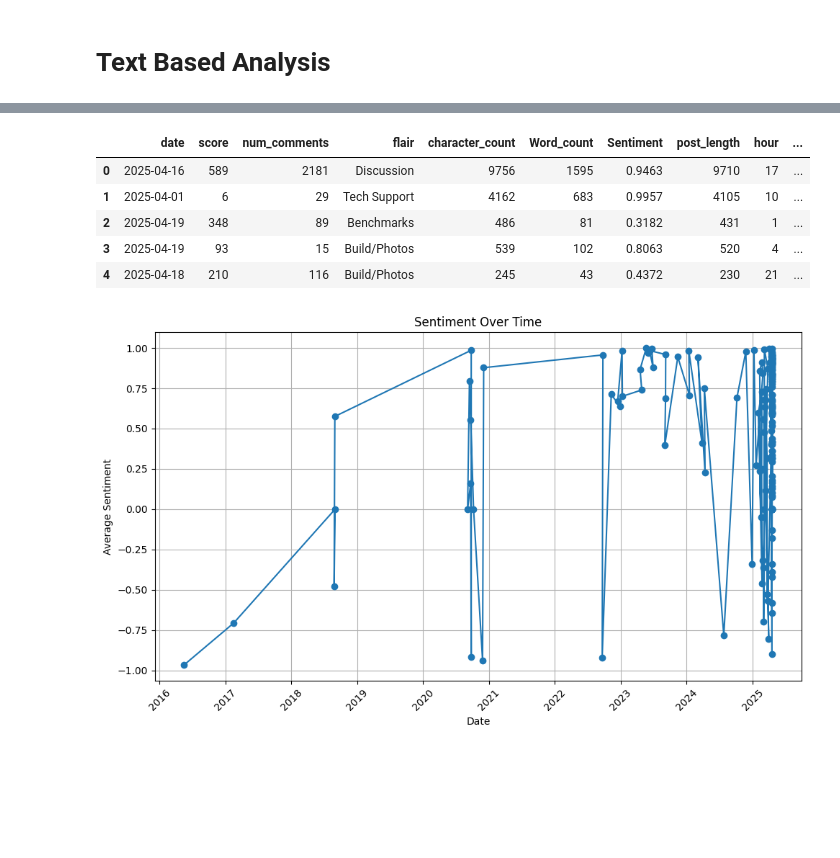
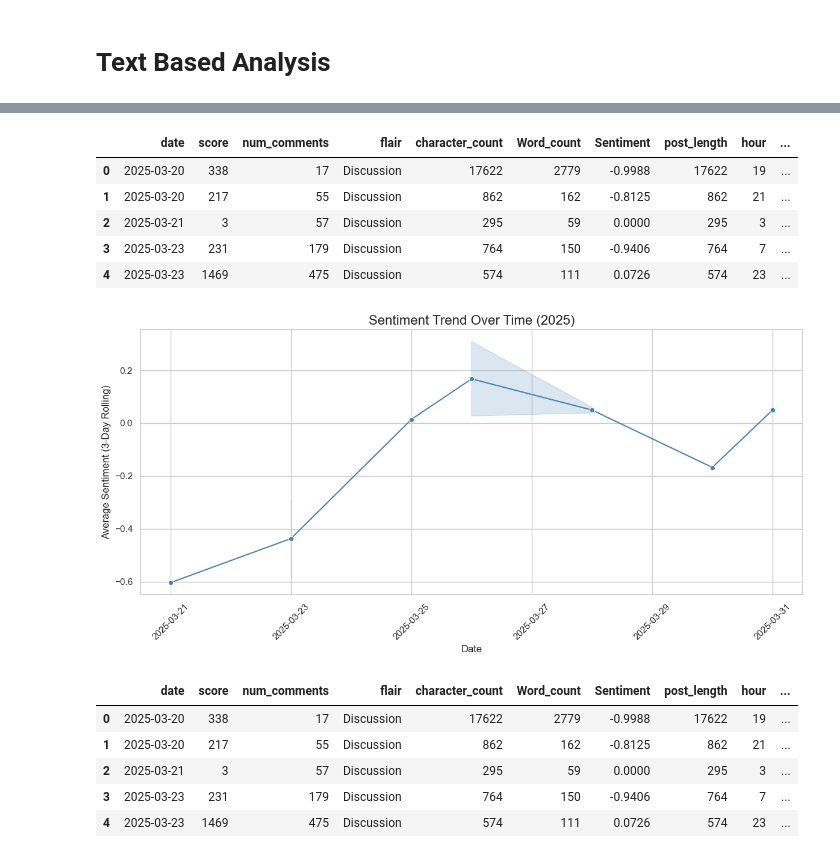
Before and after one commit to bibidhSubedi0/Sentiment-Analysis, a Jupyter notebook: src/EDA/analysisV3.ipynb, the cells around one changed output, grey strips where cells are left out. Cells and saved outputs as stored; diff of their text form; code cells hidden in the pictures; blank space fills up the shorter version.

```diff
--- a/src/EDA/analysisV3.ipynb
+++ b/src/EDA/analysisV3.ipynb
@@ -29,0 +13,16 @@ df.head()
+# %%
+# Add block index to each post
+processed = []
+for block_index, block in enumerate(json_data):
+    for post in block:
+        post['block_index'] = block_index  # You can also add a date range or tag
+        processed.append(post)
+
+# Create DataFrame
+df = pd.DataFrame(processed)
+
+# Optional: Create datetime column
+df["datetime"] = pd.to_datetime(df["date"] + " " + df["time"])
+
+# Now you can group by 'block_index' to get back the structure
+df.head()
@@ -222,27 +242,49 @@ Sentiment       0.178520  0.073958   -0.164840   1.000000
 # %%
-relevant_columns = ['date', 'score', 'num_comments', 'flair','character_count','Word_count', 'Sentiment','post_length','hour', "popularity"]
+relevant_columns = ['date', 'score', 'num_comments', 'flair','character_count','Word_count', 'Sentiment','post_length','hour', "popularity","block_index"]
 new_df = df[relevant_columns]
 new_df.head()
 # %% [output]
 |  | date | score | num_comments | flair | character_count | Word_count | Sentiment | post_length | hour | ... |
-| 0 | 2025-04-16 | 589 | 2181 | Discussion | 9756 | 1595 | 0.9463 | 9710 | 17 | ... |
-| 1 | 2025-04-01 | 6 | 29 | Tech Support | 4162 | 683 | 0.9957 | 4105 | 10 | ... |
-| 2 | 2025-04-19 | 348 | 89 | Benchmarks | 486 | 81 | 0.3182 | 431 | 1 | ... |
-| 3 | 2025-04-19 | 93 | 15 | Build/Photos | 539 | 102 | 0.8063 | 520 | 4 | ... |
-| 4 | 2025-04-18 | 210 | 116 | Build/Photos | 245 | 43 | 0.4372 | 230 | 21 | ... |
+| 0 | 2025-03-20 | 338 | 17 | Discussion | 17622 | 2779 | -0.9988 | 17622 | 19 | ... |
+| 1 | 2025-03-20 | 217 | 55 | Discussion | 862 | 162 | -0.8125 | 862 | 21 | ... |
+| 2 | 2025-03-21 | 3 | 57 | Discussion | 295 | 59 | 0.0000 | 295 | 3 | ... |
+| 3 | 2025-03-23 | 231 | 179 | Discussion | 764 | 150 | -0.9406 | 764 | 7 | ... |
+| 4 | 2025-03-23 | 1469 | 475 | Discussion | 574 | 111 | 0.0726 | 574 | 23 | ... |
 # %%
 sentiment_vs_date = new_df[['date', 'Sentiment']]
+
+# Filter for year 2025
+sentiment_vs_date_2025 = sentiment_vs_date[sentiment_vs_date['date'].dt.year == 2025]
 # %%
 import matplotlib.pyplot as plt
+import seaborn as sns
 
-plt.figure(figsize=(10, 6))
-plt.plot(sentiment_vs_date['date'], sentiment_vs_date['Sentiment'], marker='o')
+# Sort by date
+sentiment_vs_date_2025 = sentiment_vs_date_2025.sort_values("date")
+
+# Apply a 3-day rolling average for smoothing
+sentiment_vs_date_2025['Smoothed Sentiment'] = sentiment_vs_date_2025['Sentiment'].rolling(window=3).mean()
+
+# Set style
+sns.set(style="whitegrid")
+
+# Plot
+plt.figure(figsize=(12, 6))
+sns.lineplot(data=sentiment_vs_date_2025, x='date', y='Smoothed Sentiment', marker='o', color='steelblue')
+plt.title('Sentiment Trend Over Time (2025)', fontsize=16)
+plt.xlabel('Date')
+plt.ylabel('Average Sentiment (3-Day Rolling)')
 plt.xticks(rotation=45)
-plt.title("Sentiment Over Time")
-plt.xlabel("Date")
-plt.ylabel("Average Sentiment")
-plt.grid(True)
 plt.tight_layout()
 plt.show()
 # %% [output]
-[figure, old version]
+[figure, new version]
+# %%
+new_df.head()
+# %% [output]
+|  | date | score | num_comments | flair | character_count | Word_count | Sentiment | post_length | hour | ... |
+| 0 | 2025-03-20 | 338 | 17 | Discussion | 17622 | 2779 | -0.9988 | 17622 | 19 | ... |
+| 1 | 2025-03-20 | 217 | 55 | Discussion | 862 | 162 | -0.8125 | 862 | 21 | ... |
+| 2 | 2025-03-21 | 3 | 57 | Discussion | 295 | 59 | 0.0000 | 295 | 3 | ... |
+| 3 | 2025-03-23 | 231 | 179 | Discussion | 764 | 150 | -0.9406 | 764 | 7 | ... |
+| 4 | 2025-03-23 | 1469 | 475 | Discussion | 574 | 111 | 0.0726 | 574 | 23 | ... |
```
Also changed, not shown: parts of 13 cells of this notebook.
